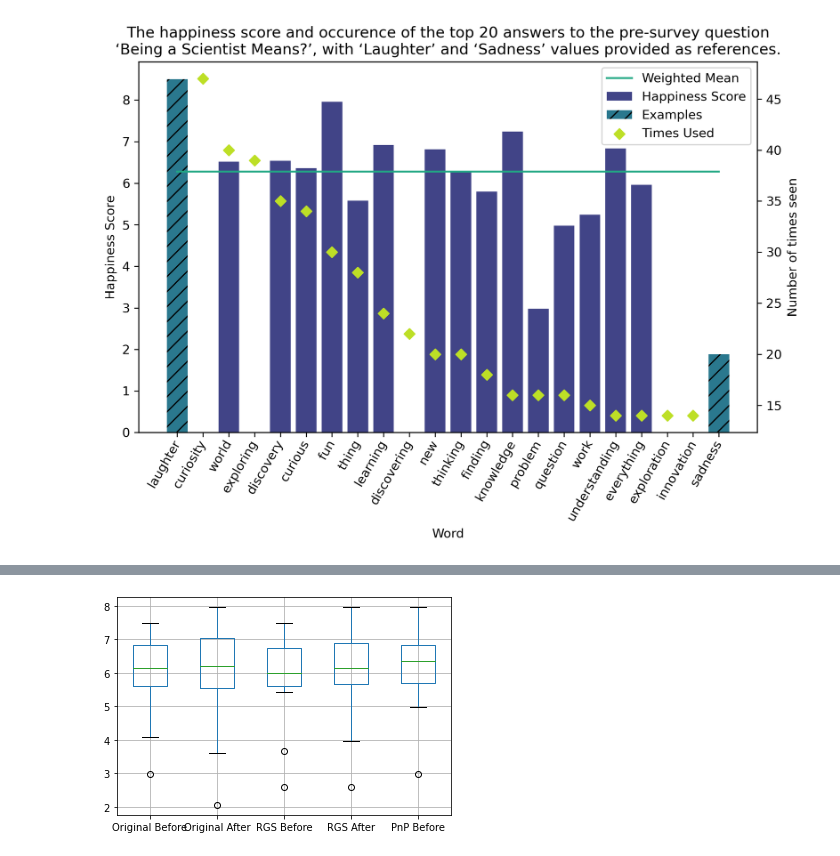
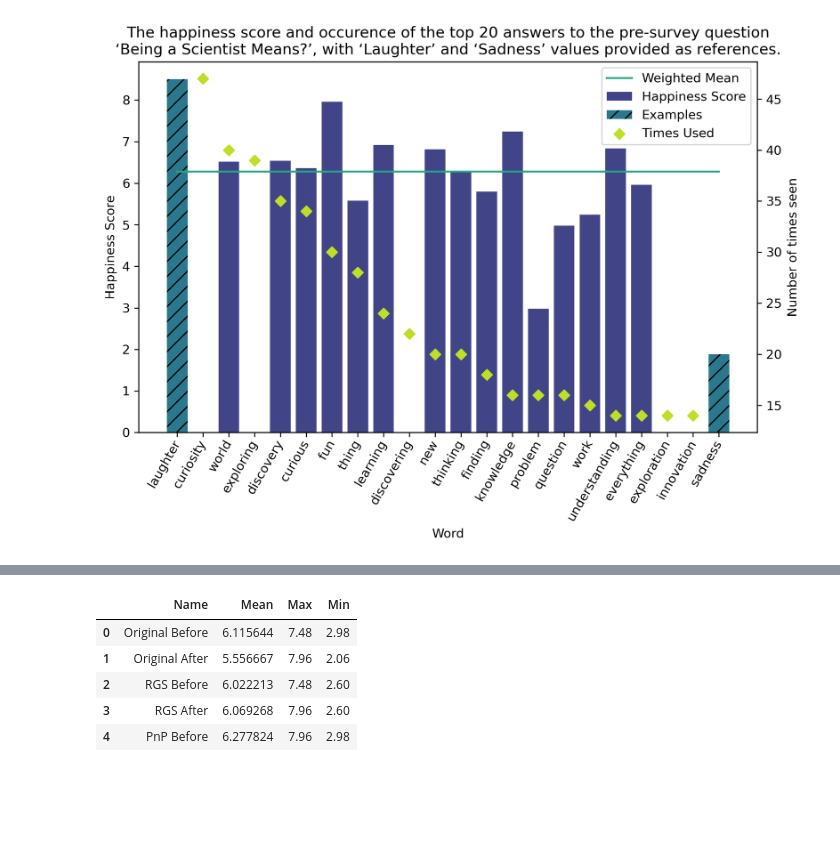
Before and after one commit to markbasham/DiamondTheGamePrintAndPlayGraphs, a Jupyter notebook: WordAnalysis.ipynb, the cells around one changed output, grey strips where cells are left out. Cells and saved outputs as stored; diff of their text form; code cells hidden in the pictures; blank space fills up the shorter version.

```diff
--- a/WordAnalysis.ipynb
+++ b/WordAnalysis.ipynb
@@ -287,4 +250,42 @@ df
-# %%
-boxplot = df.boxplot(column=headers)
-# %% [output]
-[figure, removed]
+# %%
+data = []
+
+data.append(['Original Before',
+             original_df_before[1:-1]['Weighted mean'].max(),
+             original_df_before[1:-1]['Happiness Score'].max(),
+             original_df_before[1:-1]['Happiness Score'].min()
+            ])
+
+data.append(['Original After',
+             original_df_after[1:-1]['Weighted mean'].max(),
+             original_df_after[1:-1]['Happiness Score'].max(),
+             original_df_after[1:-1]['Happiness Score'].min()
+            ])
+
+data.append(['RGS Before',
+             rgs_df_before[1:-1]['Weighted mean'].max(),
+             rgs_df_before[1:-1]['Happiness Score'].max(),
+             rgs_df_before[1:-1]['Happiness Score'].min()
+            ])
+
+data.append(['RGS After',
+             rgs_df_after[1:-1]['Weighted mean'].max(),
+             rgs_df_after[1:-1]['Happiness Score'].max(),
+             rgs_df_after[1:-1]['Happiness Score'].min()
+            ])
+
+data.append(['PnP Before',
+             pnp_df_before[1:-1]['Weighted mean'].max(),
+             pnp_df_before[1:-1]['Happiness Score'].max(),
+             pnp_df_before[1:-1]['Happiness Score'].min()
+            ])
+
+df = pd.DataFrame(data, columns = ['Name', 'Mean', 'Max', 'Min'])
+df
+# %% [output]
+|  | Name | Mean | Max | Min |
+| 0 | Original Before | 6.115644 | 7.48 | 2.98 |
+| 1 | Original After | 5.556667 | 7.96 | 2.06 |
+| 2 | RGS Before | 6.022213 | 7.48 | 2.60 |
+| 3 | RGS After | 6.069268 | 7.96 | 2.60 |
+| 4 | PnP Before | 6.277824 | 7.96 | 2.98 |
```
Also changed, not shown: parts of 2 cells of this notebook.
